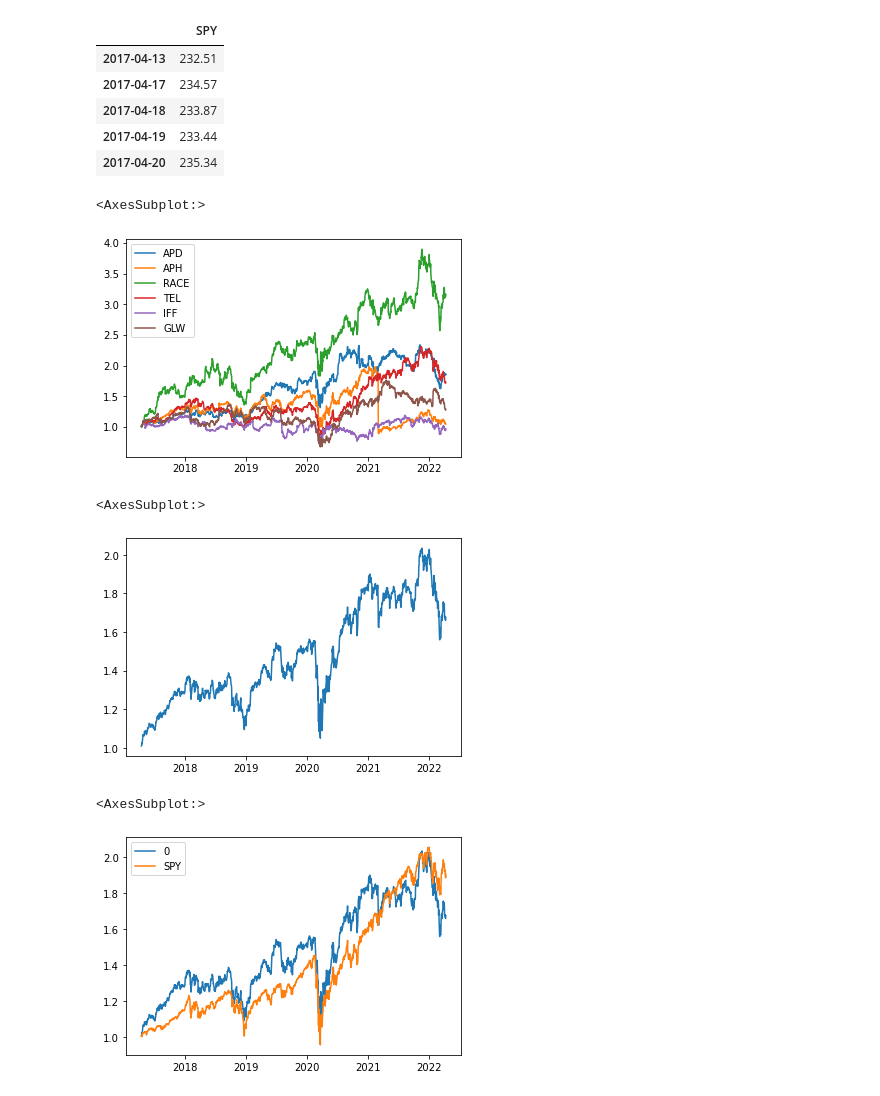
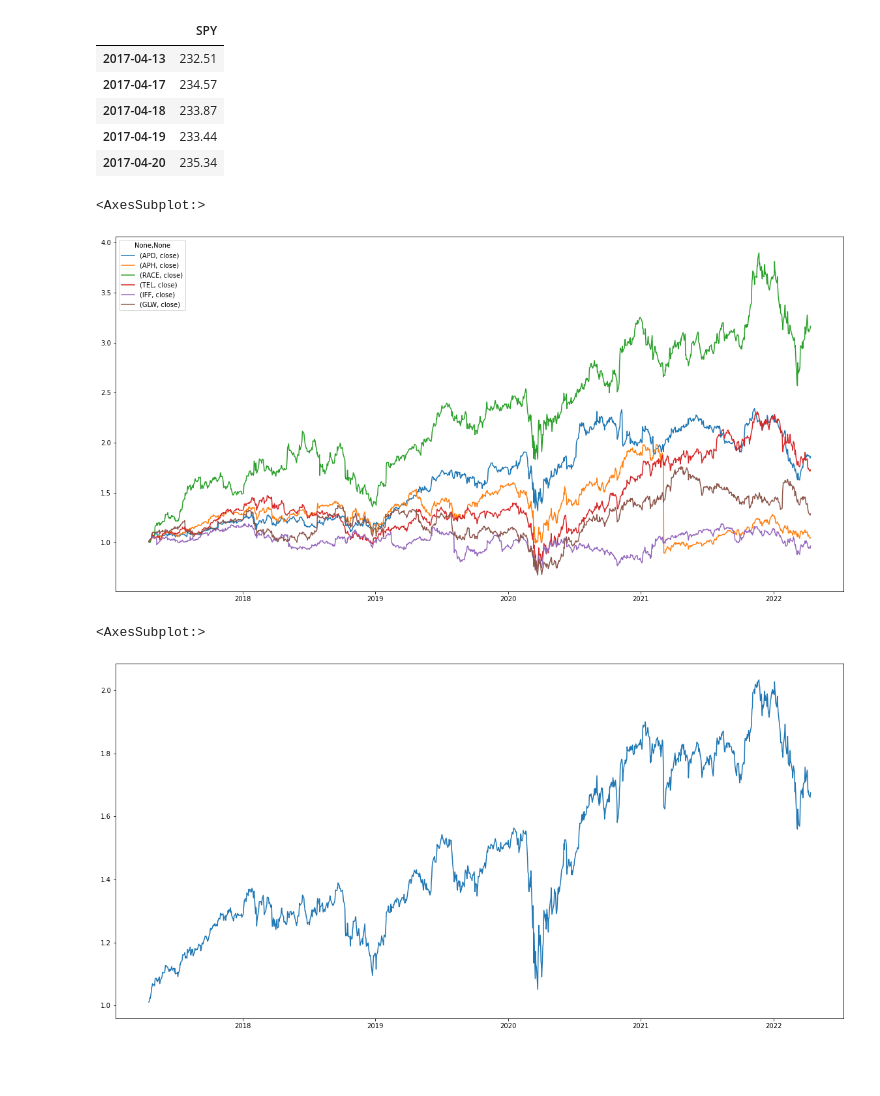
Before and after one commit to Nithy29/Responsible_Investor, a Jupyter notebook: Analysis.ipynb, the cells around one changed output. Cells and saved outputs as stored; diff of their text form; code cells hidden in the pictures; blank space fills up the shorter version.

```diff
--- a/Analysis.ipynb
+++ b/Analysis.ipynb
@@ -36,7 +36,7 @@ def bench_mark(symbol):
 def format_data(symbol):
     ticker =portfolio[portfolio["symbol"]==symbol].drop("symbol", axis=1)
     closing_price = ticker[['close']]
-    closing_price = closing_price.rename(columns={'close' : symbol})
+    closing_price = closing_price.rename(columns={'close' : 'close'})
     return closing_price
 # function for calculating cuumulative returns:
 def cumulative_returns(data):
@@ -78,7 +78,7 @@ apd.head()
 | 2017-04-19 | 134.96 |
 | 2017-04-20 | 136.90 |
 # %%
-portfolio = pd.concat([apd,aph,race,tel,iff,glw],axis =1,join = 'inner')
+portfolio = pd.concat([apd,aph,race,tel,iff,glw],axis =1,keys = ['APD','APH','RACE','TEL','IFF','GLW'])
 portfolio.head()
 # %% [output]
 |  | APD | APH | RACE | TEL | IFF | GLW |
@@ -100,20 +101,16 @@ spy.head()
 # %%
 spy_cumulative = cumulative_returns(spy)
 portfolio_cumulative = cumulative_returns(portfolio)
-portfolio_cumulative.plot()
+portfolio_cumulative.plot(figsize = (20,10))
 # %% [output]
 <AxesSubplot:>
-[figure, old version]
+[figure, new version]
 # %%
 weights = equal_weights(portfolio)
 portfolio_price_action = portfolio_cumulative.dot(weights)
-portfolio_price_action.plot()
+portfolio_price_action.plot(figsize = (20,10))
 # %% [output]
 <AxesSubplot:>
-[figure, old version]
+[figure, new version]
 # %%
-comparison = pd.concat([portfolio_price_action,spy_cumulative],axis = 1 ,join = 'inner')
-comparison.plot()
+comparison = pd.concat([portfolio_price_action,spy_cumulative],axis = 1 ,join = 'inner').dropna()
-# %% [output]
-<AxesSubplot:>
-[figure, removed]
```
Also changed, not shown: parts of 7 cells of this notebook.
